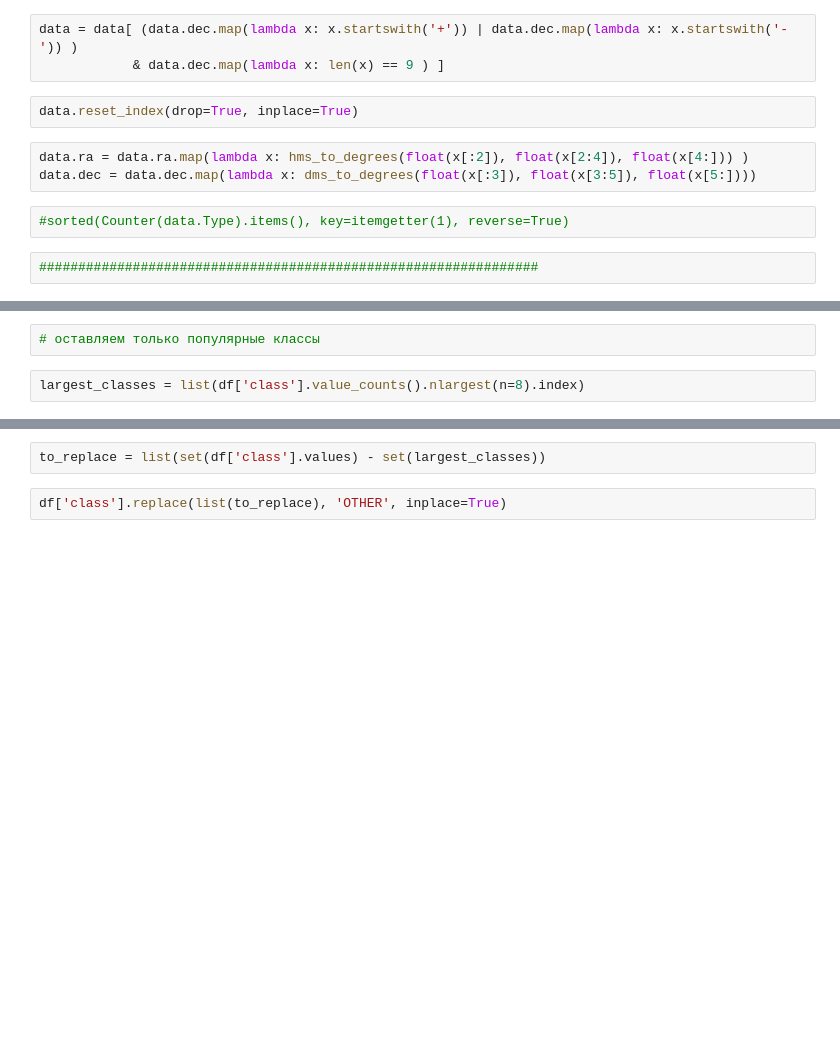
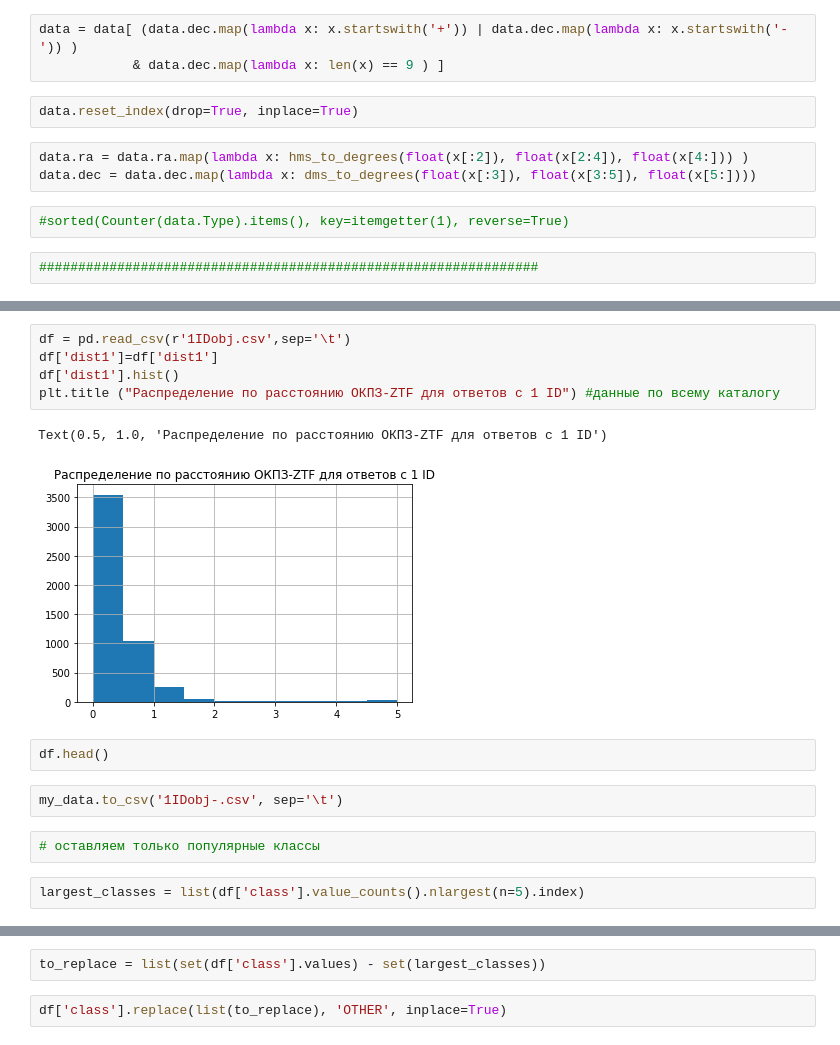
Before and after one commit to Rtut654/AstroProblems, a Jupyter notebook: Naydenkin_projectML.ipynb, the cells around one changed output, grey strips where cells are left out. Cells and saved outputs as stored; diff of their text form; blank space fills up the shorter version.

```diff
--- a/Naydenkin_projectML.ipynb
+++ b/Naydenkin_projectML.ipynb
@@ -255,6 +244,18 @@ df = my_data.copy()
+# %%
+df = pd.read_csv(r'1IDobj.csv',sep='\t')
+df['dist1']=df['dist1']
+df['dist1'].hist()
+plt.title ("Распределение по расстоянию ОКПЗ-ZTF для ответов с 1 ID") #данные по всему каталогу
+# %% [output]
+Text(0.5, 1.0, 'Распределение по расстоянию ОКПЗ-ZTF для ответов с 1 ID')
+[figure, added]
+# %%
+df.head()
+# %%
+my_data.to_csv('1IDobj-.csv', sep='\t')
 # %%
 # оставляем только популярные классы
 # %%
-largest_classes = list(df['class'].value_counts().nlargest(n=8).index)
+largest_classes = list(df['class'].value_counts().nlargest(n=5).index)
 # %%
 largest_classes
```
Also changed, not shown: parts of 23 cells of this notebook.
